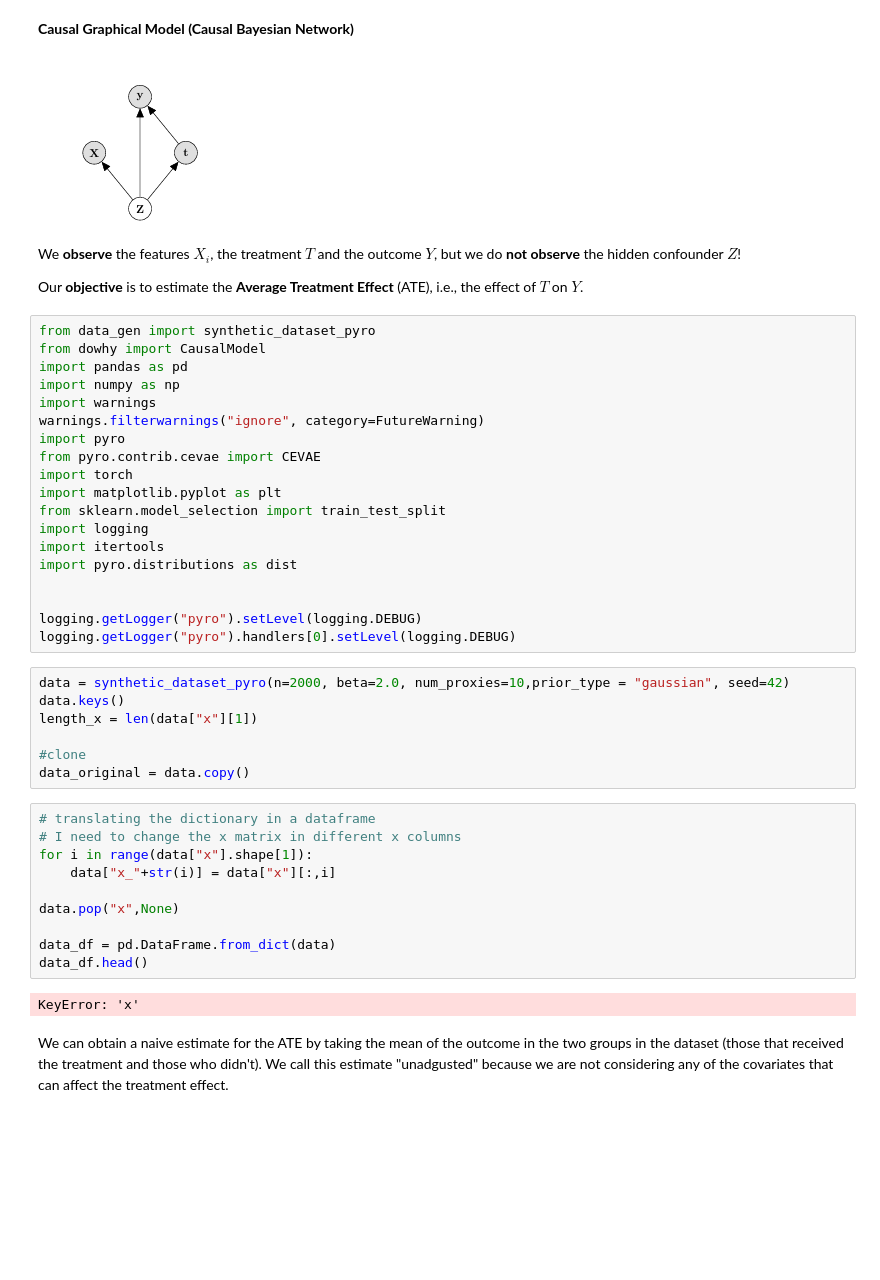
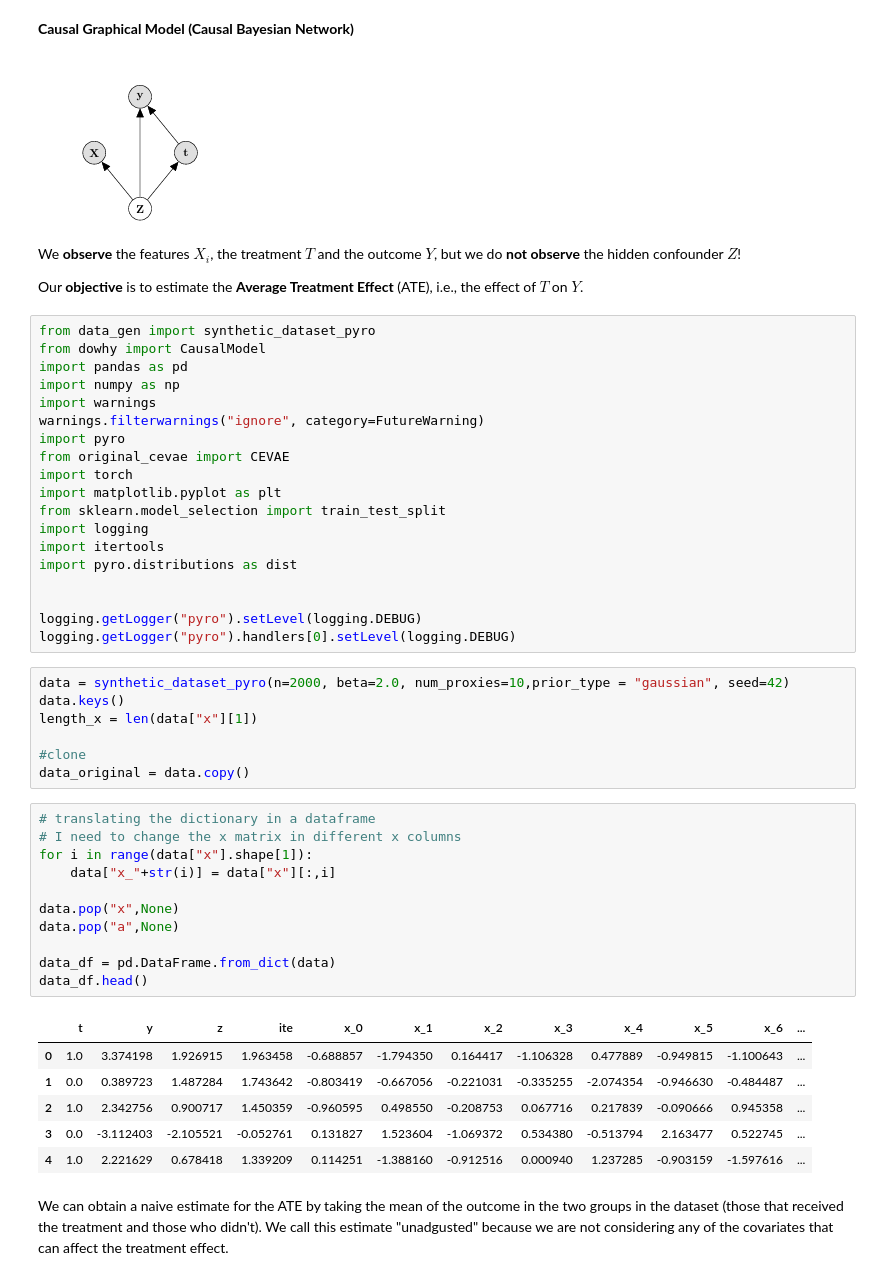
Before and after one commit to christianfaccio/causal_machine_learning, a Jupyter notebook: src/causal_effect_inference.ipynb, the cells around one changed output. Cells and saved outputs as stored; diff of their text form; blank space fills up the shorter version.

```diff
--- a/src/causal_effect_inference.ipynb
+++ b/src/causal_effect_inference.ipynb
@@ -20,7 +20,7 @@ import numpy as np
 import warnings
 warnings.filterwarnings("ignore", category=FutureWarning)
 import pyro
-from pyro.contrib.cevae import CEVAE
+from original_cevae import CEVAE
 import torch
 import matplotlib.pyplot as plt
 from sklearn.model_selection import train_test_split
@@ -41,15 +41,21 @@ data_original = data.copy()
 # %%
 # translating the dictionary in a dataframe
 # I need to change the x matrix in different x columns
 for i in range(data["x"].shape[1]):
     data["x_"+str(i)] = data["x"][:,i]
 
 data.pop("x",None)
+data.pop("a",None)
 
 data_df = pd.DataFrame.from_dict(data)
 data_df.head()
 # %% [output]
-KeyError: 'x'
+|  | t | y | z | ite | x_0 | x_1 | x_2 | x_3 | x_4 | x_5 | x_6 | ... |
+| 0 | 1.0 | 3.374198 | 1.926915 | 1.963458 | -0.688857 | -1.794350 | 0.164417 | -1.106328 | 0.477889 | -0.949815 | -1.100643 | ... |
+| 1 | 0.0 | 0.389723 | 1.487284 | 1.743642 | -0.803419 | -0.667056 | -0.221031 | -0.335255 | -2.074354 | -0.946630 | -0.484487 | ... |
+| 2 | 1.0 | 2.342756 | 0.900717 | 1.450359 | -0.960595 | 0.498550 | -0.208753 | 0.067716 | 0.217839 | -0.090666 | 0.945358 | ... |
+| 3 | 0.0 | -3.112403 | -2.105521 | -0.052761 | 0.131827 | 1.523604 | -1.069372 | 0.534380 | -0.513794 | 2.163477 | 0.522745 | ... |
+| 4 | 1.0 | 2.221629 | 0.678418 | 1.339209 | 0.114251 | -1.388160 | -0.912516 | 0.000940 | 1.237285 | -0.903159 | -1.597616 | ... |
 # %% [markdown]
 We can obtain a naive estimate for the ATE by taking the mean of the outcome in the two groups in the dataset (those that received the treatment and those who didn't). We call this estimate "unadgusted" because we are not considering any of the covariates that can affect the treatment effect.
 # %%
```
Also changed, not shown: parts of 8 cells of this notebook.
